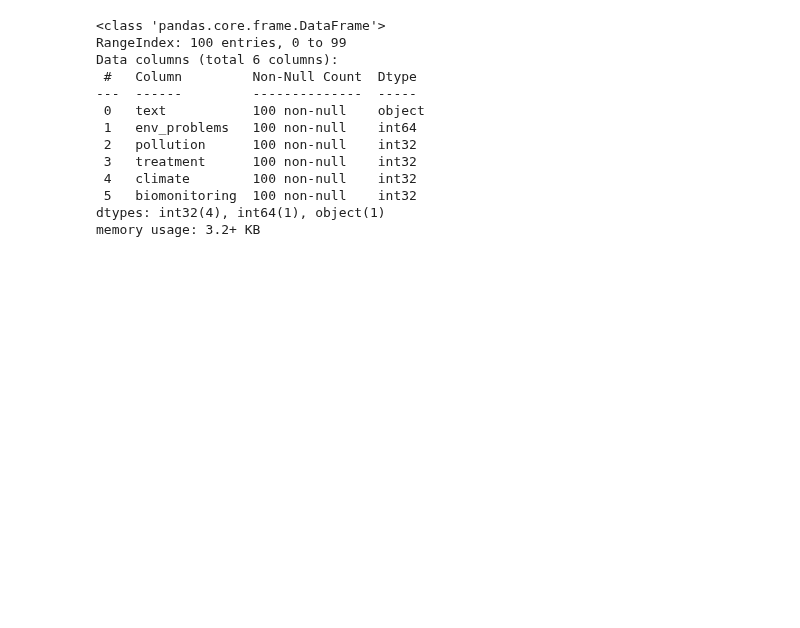
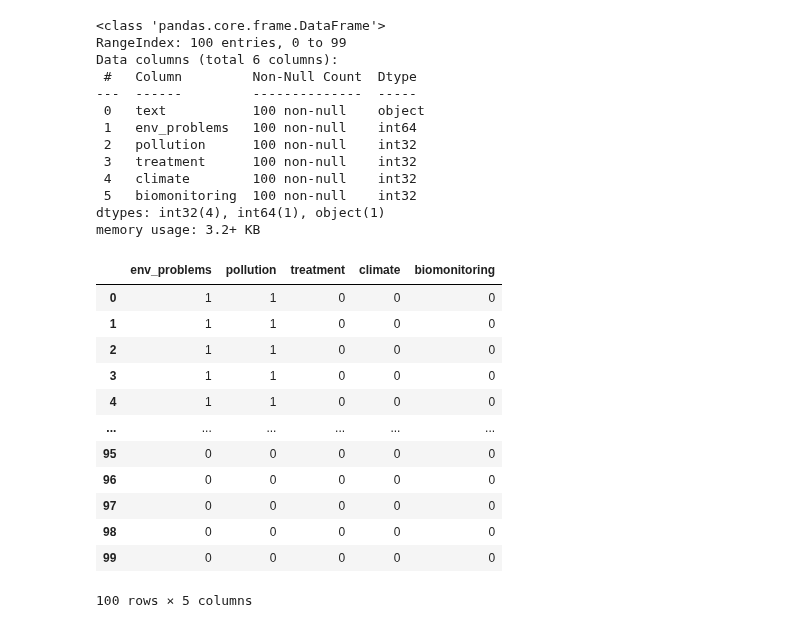
Before and after one commit to rissuuuu/DataScience, a Jupyter notebook: A_NLP/Water problem/BERT news .ipynb, the cells around one changed output. Saved outputs shown, nothing was run; the diff lists cells and outputs as text; code cells hidden in the pictures; blank space fills up the shorter version.

```diff
--- a/A_NLP/Water problem/BERT news .ipynb
+++ b/A_NLP/Water problem/BERT news .ipynb
@@ -58,3 +58,19 @@ Data columns (total 6 columns):
  5   biomonitoring  100 non-null    int32
 dtypes: int32(4), int64(1), object(1)
 memory usage: 3.2+ KB
+# %%
+df.iloc[:,1:]
+# %% [output]
+|  | env_problems | pollution | treatment | climate | biomonitoring |
+| 0 | 1 | 1 | 0 | 0 | 0 |
+| 1 | 1 | 1 | 0 | 0 | 0 |
+| 2 | 1 | 1 | 0 | 0 | 0 |
+| 3 | 1 | 1 | 0 | 0 | 0 |
+| 4 | 1 | 1 | 0 | 0 | 0 |
+| ... | ... | ... | ... | ... | ... |
+| 95 | 0 | 0 | 0 | 0 | 0 |
+| 96 | 0 | 0 | 0 | 0 | 0 |
+| 97 | 0 | 0 | 0 | 0 | 0 |
+| 98 | 0 | 0 | 0 | 0 | 0 |
+| 99 | 0 | 0 | 0 | 0 | 0 |
+100 rows × 5 columns
```
Also changed, not shown: 16 other files.
